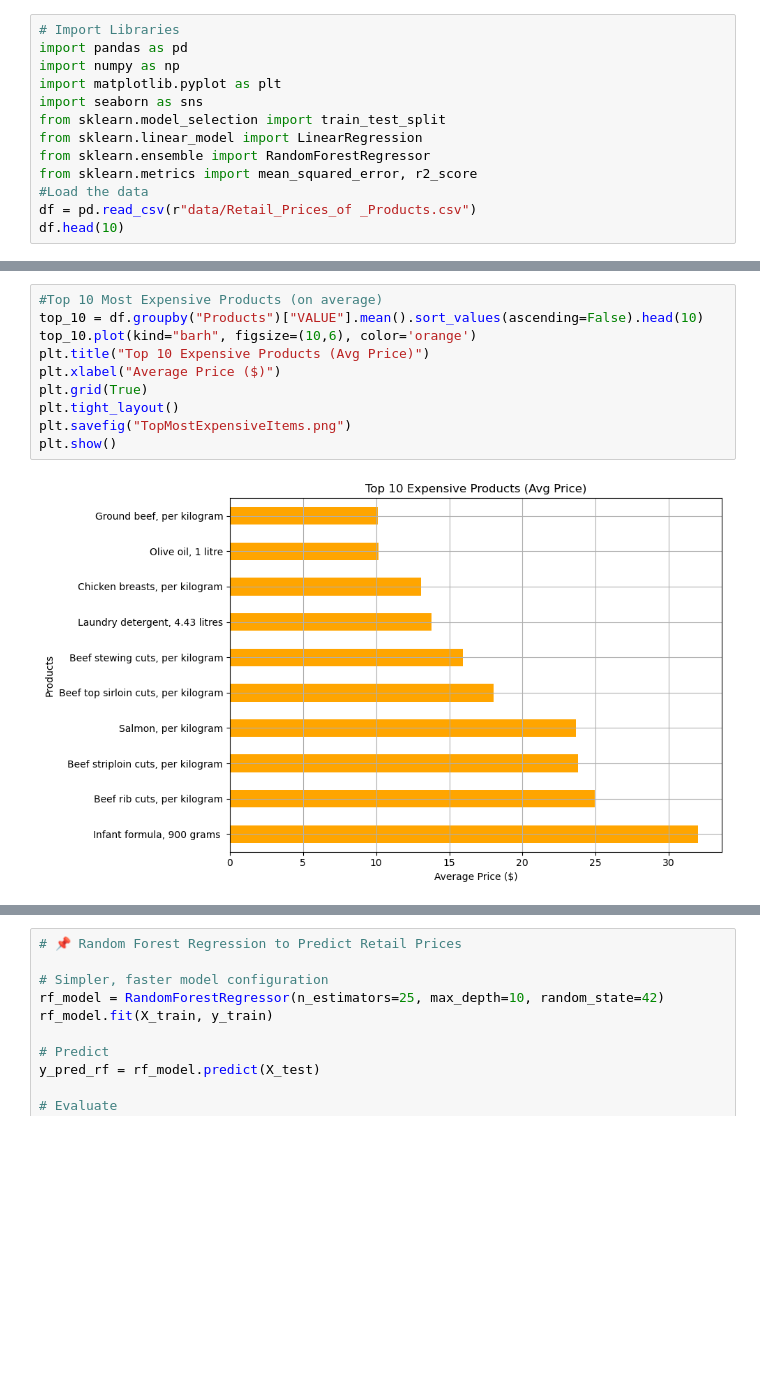
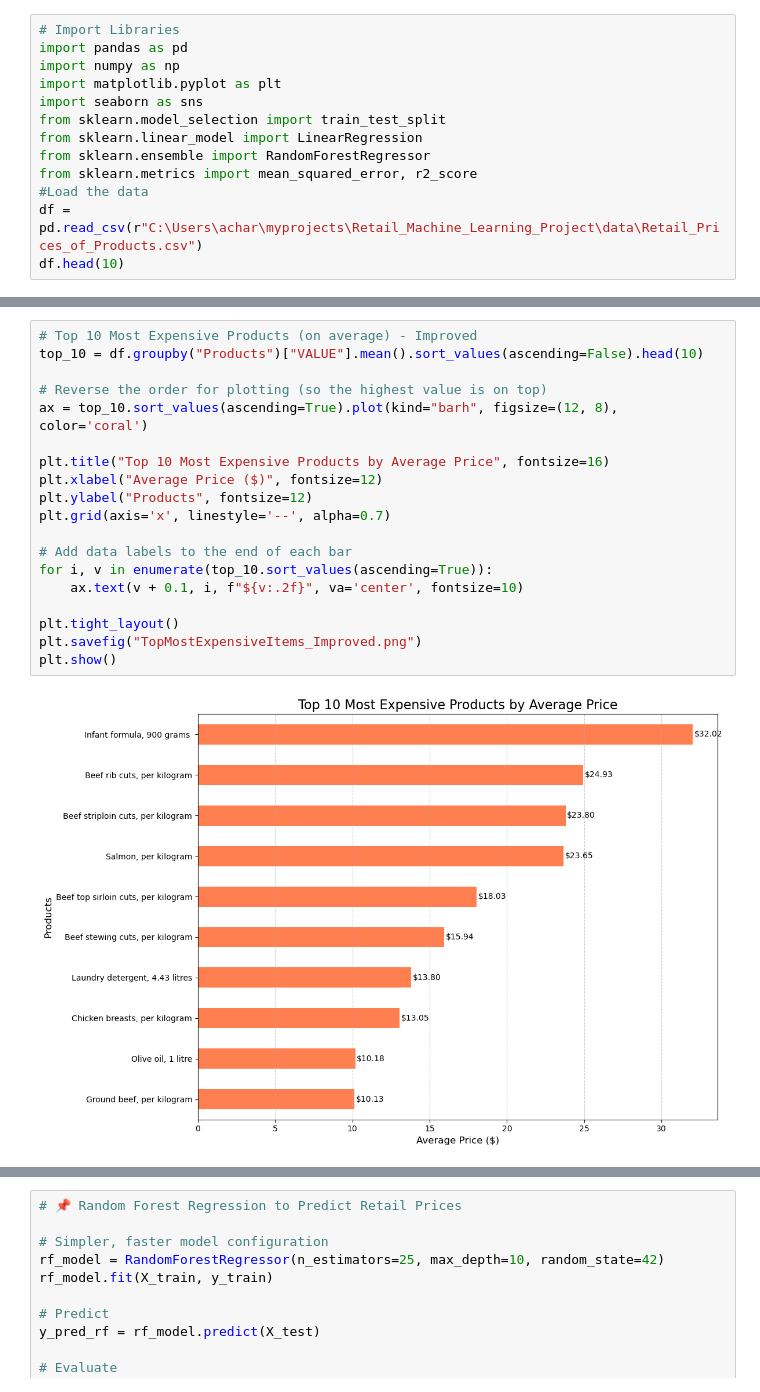
Before and after one commit to arun-data-analyst/Retail-Price-Prediction, a Jupyter notebook: Retail_Project.ipynb, the cells around one changed output, grey strips where cells are left out. Cells and saved outputs as stored; diff of their text form; blank space fills up the shorter version.

```diff
--- a/Retail_Project.ipynb
+++ b/Retail_Project.ipynb
@@ -9,7 +12,7 @@ from sklearn.linear_model import LinearRegression
 from sklearn.ensemble import RandomForestRegressor
 from sklearn.metrics import mean_squared_error, r2_score
 #Load the data
-df = pd.read_csv(r"data/Retail_Prices_of _Products.csv")
+df = pd.read_csv(r"C:\Users\achar\myprojects\Retail_Machine_Learning_Project\data\Retail_Prices_of_Products.csv")
 df.head(10)
 # %% [output]
 |  | Year | Month | GEO | Product Category | Products | VALUE | Taxable | Total tax rate | ... |
@@ -138,13 +194,22 @@ plt.show()
 # %%
-#Top 10 Most Expensive Products (on average)
+# Top 10 Most Expensive Products (on average) - Improved
 top_10 = df.groupby("Products")["VALUE"].mean().sort_values(ascending=False).head(10)
-top_10.plot(kind="barh", figsize=(10,6), color='orange')
-plt.title("Top 10 Expensive Products (Avg Price)")
-plt.xlabel("Average Price ($)")
-plt.grid(True)
+
+# Reverse the order for plotting (so the highest value is on top)
+ax = top_10.sort_values(ascending=True).plot(kind="barh", figsize=(12, 8), color='coral')
+
+plt.title("Top 10 Most Expensive Products by Average Price", fontsize=16)
+plt.xlabel("Average Price ($)", fontsize=12)
+plt.ylabel("Products", fontsize=12)
+plt.grid(axis='x', linestyle='--', alpha=0.7)
+
+# Add data labels to the end of each bar
+for i, v in enumerate(top_10.sort_values(ascending=True)):
+    ax.text(v + 0.1, i, f"${v:.2f}", va='center', fontsize=10)
+
 plt.tight_layout()
-plt.savefig("TopMostExpensiveItems.png")
+plt.savefig("TopMostExpensiveItems_Improved.png")
 plt.show()
 # %% [output]
-[figure, old version]
+[figure, new version]
 # %% [markdown]
```
Also changed, not shown: parts of 21 cells of this notebook, 11 other files.
